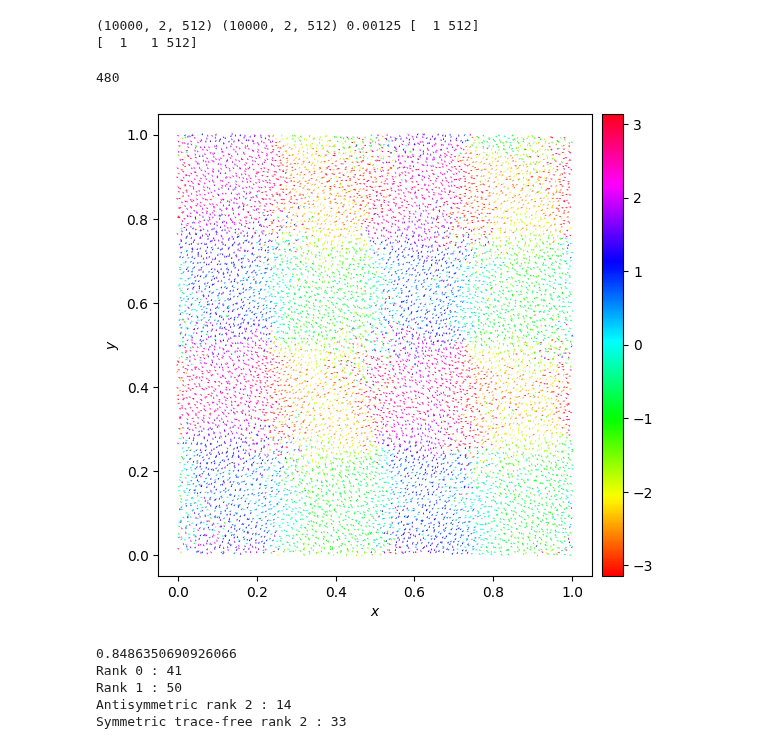
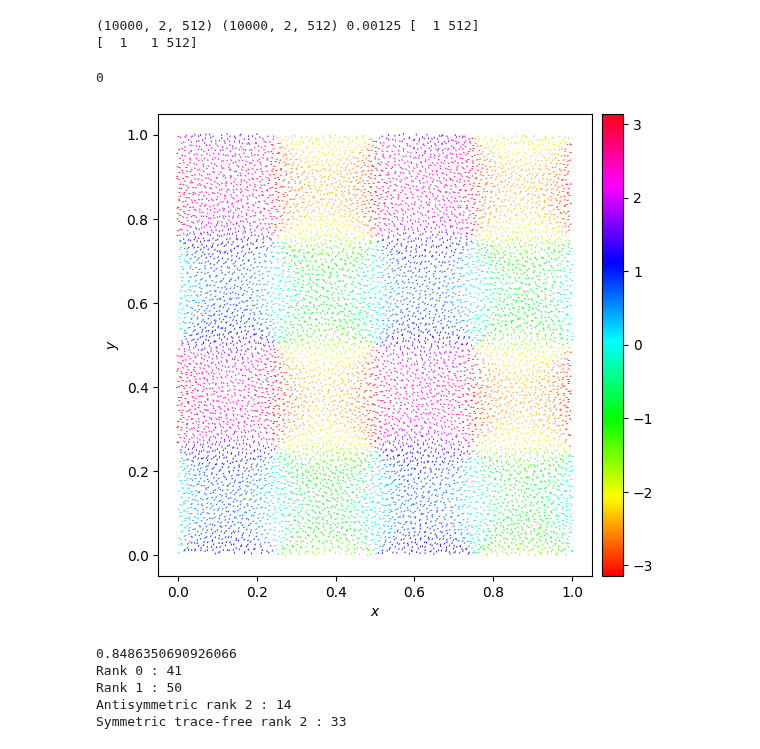
Before and after one commit to sibirica/PySPIDER, a Jupyter notebook: discrete/gaussian_potential_test-Copy2.ipynb, the cells around one changed output. Saved outputs shown, nothing was run; the diff lists cells and outputs as text; code cells hidden in the pictures.

```diff
--- a/discrete/gaussian_potential_test-Copy2.ipynb
+++ b/discrete/gaussian_potential_test-Copy2.ipynb
@@ -57,32 +59,32 @@ plt.rcParams['animation.ffmpeg_path'] = '/Users/daniel/Documents/ffmpeg-7.1/ffmp
 # %%
 from mpl_toolkits.axes_grid1 import make_axes_locatable
 
 fig, ax = plt.subplots(figsize=(6, 6))
 qv = ax.quiver(positions[:, 0, -1], positions[:, 1, -1], 1, 0, clim=[-np.pi, np.pi], cmap='hsv')
 
 def animate(i):
     if i % 10 == 0:
         print(i)
     qv.set_offsets(positions[:, :, i])
     norms = np.sqrt(vs[:, 0, i] ** 2 + vs[:, 1, i] ** 2)
     qv.set_UVC(vs[:, 0, i] / norms, vs[:, 1, i] / norms, np.angle(vs[:, 0, i] + 1.0j * vs[:, 1, i]))
     return qv,
 
-t=480
+t=0
 animate(t)
 plt.xlabel("$x$")
 plt.ylabel("$y$")
 
 the_divider = make_axes_locatable(ax)
 color_axis = the_divider.append_axes("right", size="5%", pad=0.1)
 cbar = fig.colorbar(qv, cax=color_axis)
 
 name = f'quiver_{t}.eps'
 plt.savefig(name, bbox_inches='tight', format='eps'), # dpi=600,
 plt.show()
 # %% [output]
-480
+0
-[figure, old version]
+[figure, new version]
 # %%
 %%prun # profiling
 
```
Also changed, not shown: parts of 1 cell of this notebook, 6 other files.
